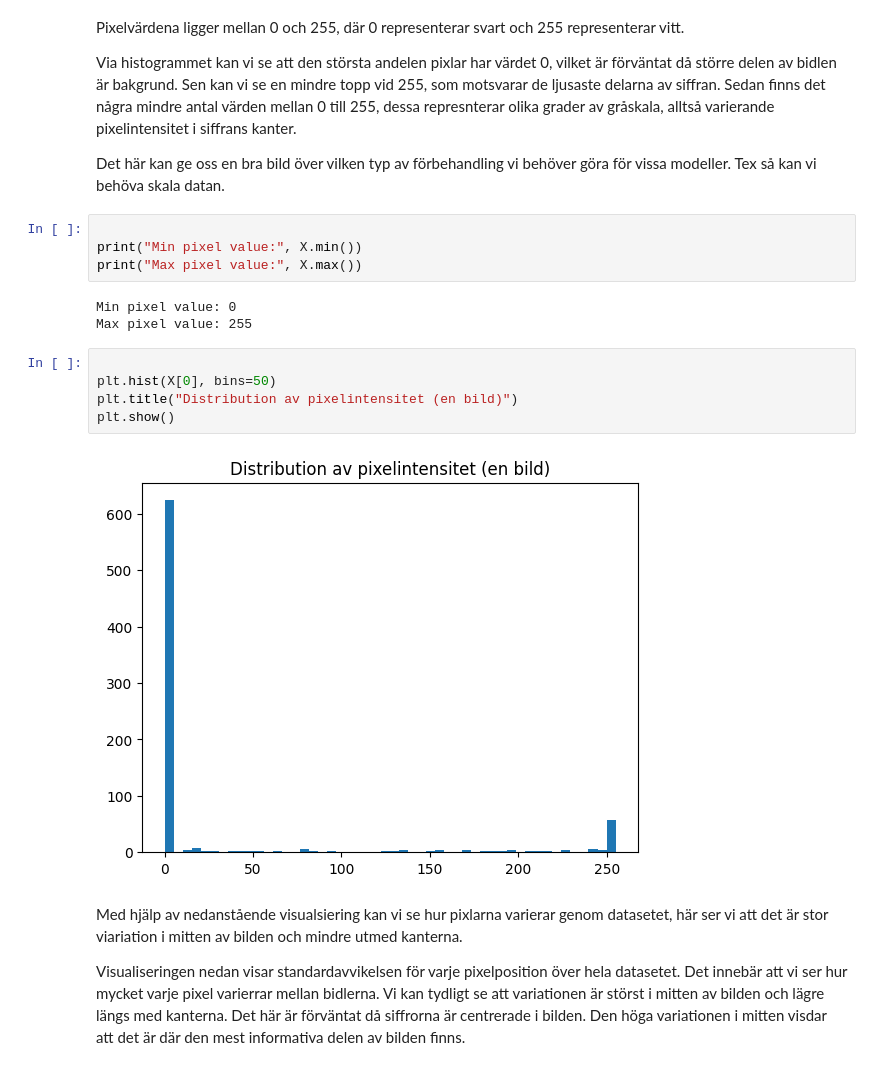
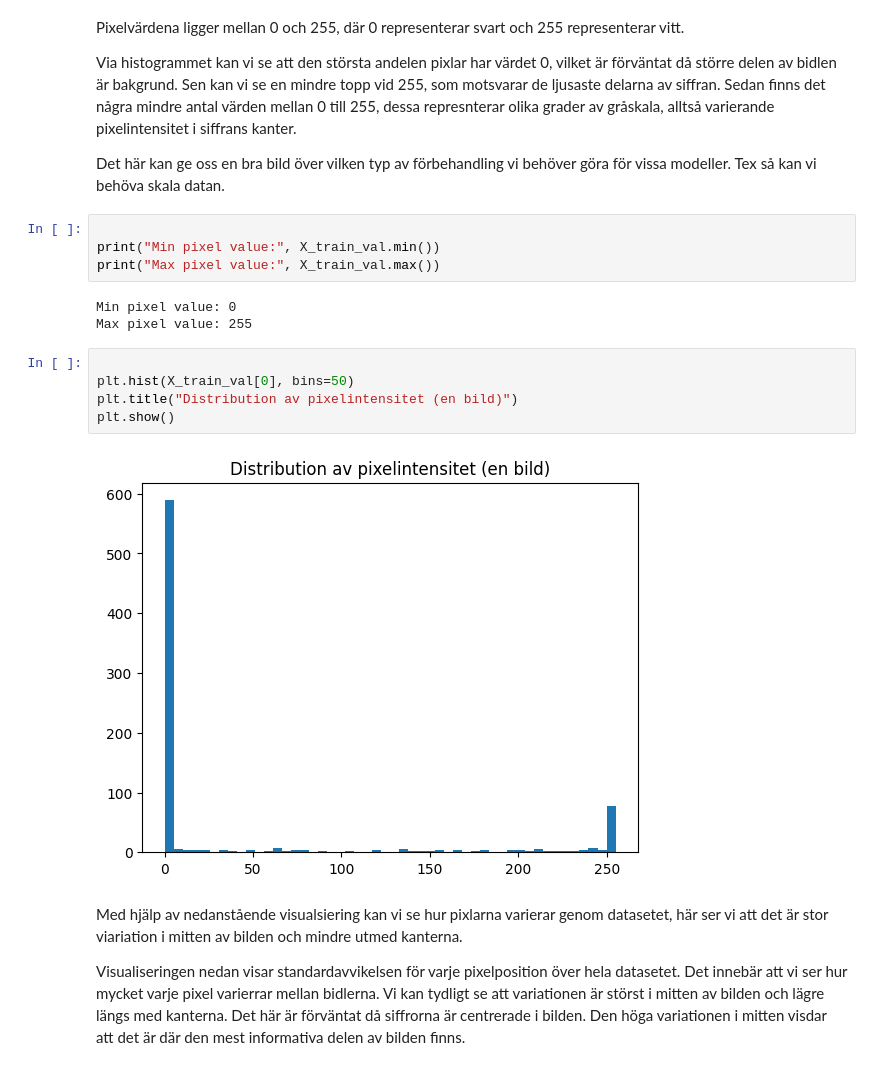
Before and after one commit to LinusMrad/ML-Kunskapskontroll-2, a Jupyter notebook: notebook/kunskapkontroll2.ipynb, the cells around one changed output. Saved outputs shown, nothing was run; the diff lists cells and outputs as text.

```diff
--- a/notebook/kunskapkontroll2.ipynb
+++ b/notebook/kunskapkontroll2.ipynb
@@ -75,18 +85,18 @@ Via histogrammet kan vi se att den största andelen pixlar har värdet 0, vilket
 Det här kan ge oss en bra bild över vilken typ av förbehandling vi behöver göra för vissa modeller. Tex så kan vi behöva skala datan.
 # %%
 
-print("Min pixel value:", X.min())
-print("Max pixel value:", X.max())
+print("Min pixel value:", X_train_val.min())
+print("Max pixel value:", X_train_val.max())
 # %% [output]
 Min pixel value: 0
 Max pixel value: 255
 # %%
 
-plt.hist(X[0], bins=50)
+plt.hist(X_train_val[0], bins=50)
 plt.title("Distribution av pixelintensitet (en bild)")
 plt.show()
 # %% [output]
-[figure, old version]
+[figure, new version]
 # %% [markdown]
 Med hjälp av nedanstående visualsiering kan vi se hur pixlarna varierar genom datasetet, här ser vi att det är stor viariation i mitten av bilden och mindre utmed kanterna.
 
```
Also changed, not shown: parts of 10 cells of this notebook.
